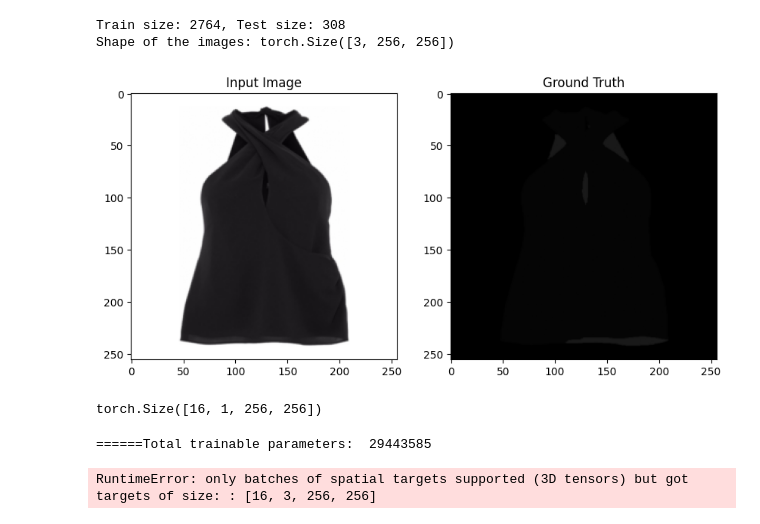
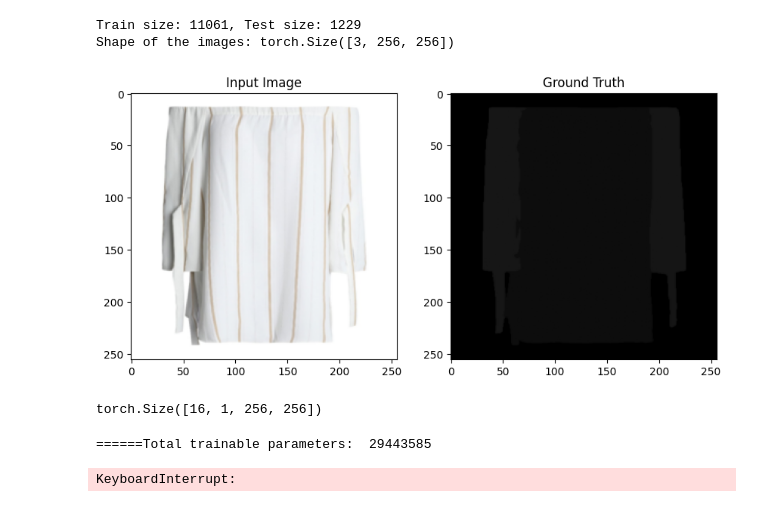
Before and after one commit to brianestadimas/SegmAIParserClothes, a Jupyter notebook: 1_Model_UNet_Train.ipynb, the cells around one changed output. Cells and saved outputs as stored; diff of their text form; code cells hidden in the pictures.

```diff
--- a/1_Model_UNet_Train.ipynb
+++ b/1_Model_UNet_Train.ipynb
@@ -69,7 +69,7 @@ gt_folder = "dataset/upper/cloth_align_parse-bytedance"
 full_set = Fashion_Data(train_folder, gt_folder)
 
 # We want to validate model using fraction dataset (how many percent parts of the dataset will be used)
-fraction_size = 0.2
+fraction_size = 0.8
 # Calculate sizes
 full_dataset_size = len(full_set)
 subset_size = int(fraction_size * full_dataset_size)  # Total size of the subset to use
@@ -81,35 +81,35 @@ subset_indices = torch.randperm(full_dataset_size)[:subset_size].tolist()
 subset = Subset(full_set, subset_indices)
 
 # Now, calculate train and test sizes for the subset
 train_size = int(0.9 * len(subset))  # 90% of the subset size
 test_size = len(subset) - train_size  # The rest for testing
 
 # Split the subset into train and test
 train_dataset, test_dataset = random_split(subset, [train_size, test_size], generator=torch.Generator().manual_seed(42))
 
 
 dataloader_train = DataLoader(train_dataset, batch_size=batch_size, shuffle=True, num_workers=8, pin_memory=True)
 dataloader_test = DataLoader(test_dataset, batch_size=batch_size, shuffle=True, num_workers=8, pin_memory=True)
 
 print(f'Train size: {len(train_dataset)}, Test size: {len(test_dataset)}')
 
 # Get the example image from the train dataset
 first_image_train, first_image_gt = train_dataset[10]
 print(f'Shape of the images: {first_image_train.shape}')
 
 # Plot the first image side by side
 fig, axes = plt.subplots(1, 2, figsize=(10, 5))
 axes[0].imshow(first_image_train.permute(1, 2, 0))
 axes[0].set_title('Input Image')
 axes[1].imshow(first_image_gt.permute(1, 2, 0))
 axes[1].set_title('Ground Truth')
 
 
 plt.show()
 # %% [output]
-Train size: 2764, Test size: 308
+Train size: 11061, Test size: 1229
 Shape of the images: torch.Size([3, 256, 256])
-[figure, old version]
+[figure, new version]
 # %%
 # The diagram is provided to understand the architecture
 from architecture.unet_blocks import DoubleConv, Down, Up, OutConv
@@ -279,13 +279,13 @@ for epoch in range(trainer.cur_epoch, training_epoch):
 	trainer.train(dataloader_train)
 
 	# Test the model every 20 epochs and save it to logs folder
-	if (epoch) % 20 == 0:
+	if (epoch) % 10 == 0:
 		trainer.test(dataloader_test)
 		torch.save(model.state_dict(), os.path.join('logs', 'final_model.pth'))
 	if scheduler:
 		scheduler.step()
 # %% [output]
 ======Total trainable parameters:  29443585
-RuntimeError: only batches of spatial targets supported (3D tensors) but got targets of size: : [16, 3, 256, 256]
+KeyboardInterrupt:
 # %%
 torch.save(model.state_dict(), os.path.join('logs', 'final_model.pth'))
```
Also changed, not shown: parts of 2 cells of this notebook, 2 other files.
